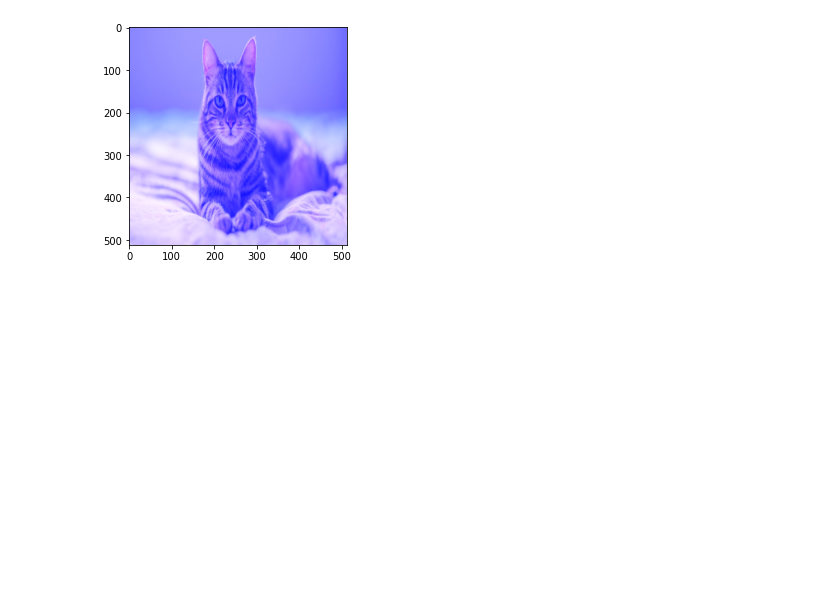
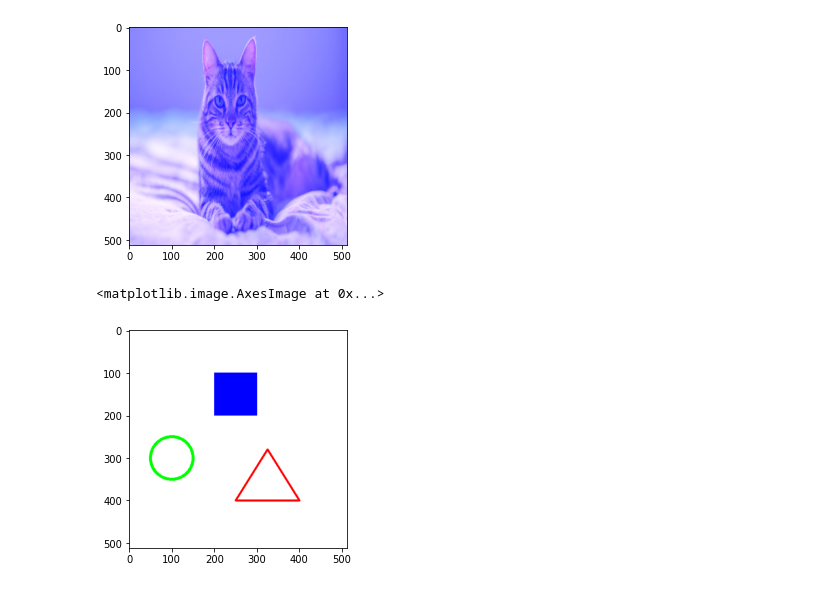
Before and after one commit to Wittgensteinian/SNU_Freshman-Seminar_2021-Spring, a Jupyter notebook: SNU_Intro-to-AI/opencv.ipynb, the cells around one changed output. Drawn from its saved outputs; the diff is of its cells as text; code cells hidden in the pictures; blank space fills up the shorter version.

```diff
--- a/SNU_Intro-to-AI/opencv.ipynb
+++ b/SNU_Intro-to-AI/opencv.ipynb
@@ -84,3 +84,20 @@ plt.imshow(cv.add(blue, rs_cat))
 # %% [output]
 <matplotlib.image.AxesImage at 0x...>
 [figure]
+# %%
+# canvas
+white = np.ones((512,512,3), np.uint8) * 255
+# circle
+cv.circle(white, (100,300), 50, (0,255,0), thickness=5)
+# rectangle
+cv.rectangle(white, (200,100), (300,200), (0,0,255), thickness=-1)
+# triangle
+points = ((325,280), (250,400), (400,400))
+cv.line(white, points[0], points[1], (255,0,0), thickness=3)
+cv.line(white, points[1], points[2], (255,0,0), thickness=3)
+cv.line(white, points[2], points[0], (255,0,0), thickness=3)
+
+plt.imshow(white)
+# %% [output]
+<matplotlib.image.AxesImage at 0x...>
+[figure, added]
```
